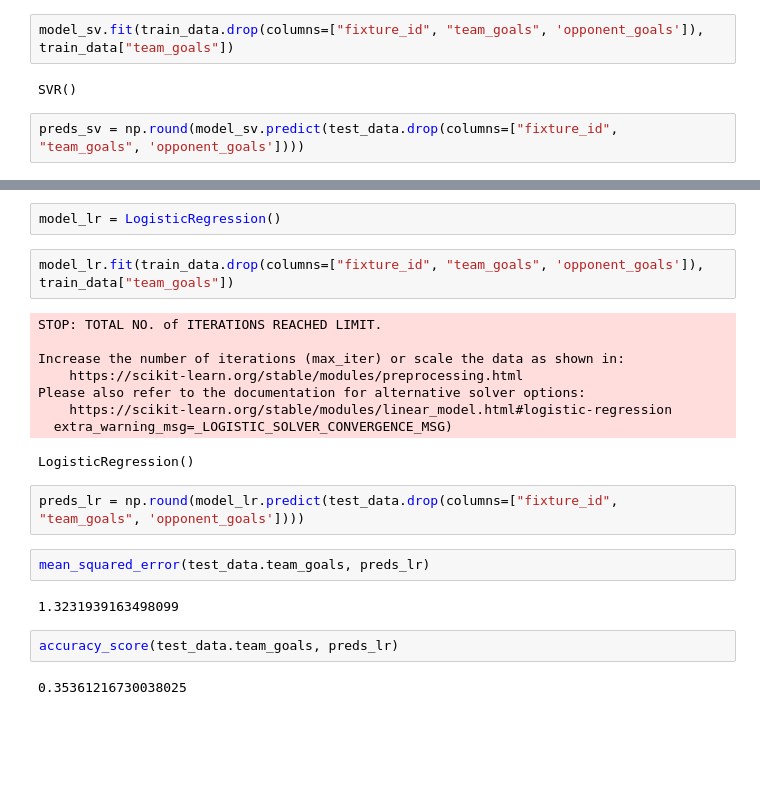
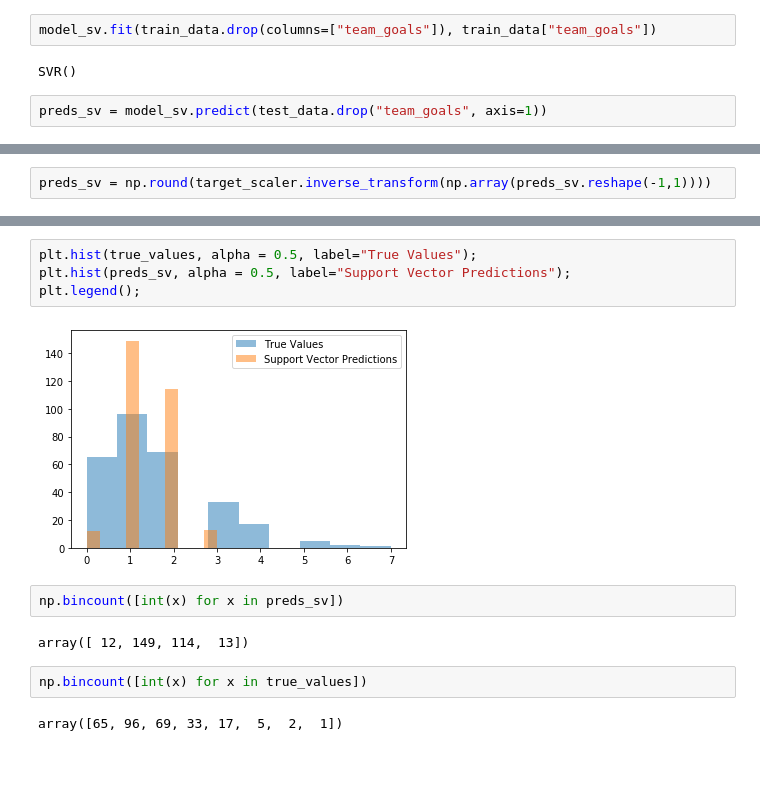
Before and after one commit to Link20222/SaudiLeague, a Jupyter notebook: Modeling.ipynb, the cells around one changed output, grey strips where cells are left out. Saved outputs shown, nothing was run; the diff lists cells and outputs as text.

```diff
--- a/Modeling.ipynb
+++ b/Modeling.ipynb
@@ -627,11 +590,11 @@ accuracy_score(test_data.team_goals, preds_rf)
 # %%
 model_sv = sklearn.svm.SVR()
 # %%
-model_sv.fit(train_data.drop(columns=["fixture_id", "team_goals", 'opponent_goals']), train_data["team_goals"])
+model_sv.fit(train_data.drop(columns=["team_goals"]), train_data["team_goals"])
 # %% [output]
 SVR()
 # %%
-preds_sv = np.round(model_sv.predict(test_data.drop(columns=["fixture_id", "team_goals", 'opponent_goals'])))
+preds_sv = model_sv.predict(test_data.drop("team_goals", axis=1))
 # %%
 mean_squared_error(test_data.team_goals, preds_sv)
 # %% [output]
@@ -639 +602,3 @@ mean_squared_error(test_data.team_goals, preds_sv)
+# %%
+preds_sv = np.round(target_scaler.inverse_transform(np.array(preds_sv.reshape(-1,1))))
 # %%
@@ -645,26 +608,17 @@ from sklearn.linear_model import LogisticRegression
-# %%
-model_lr = LogisticRegression()
-# %%
-model_lr.fit(train_data.drop(columns=["fixture_id", "team_goals", 'opponent_goals']), train_data["team_goals"])
-# %% [output]
-STOP: TOTAL NO. of ITERATIONS REACHED LIMIT.
-
-Increase the number of iterations (max_iter) or scale the data as shown in:
-    https://scikit-learn.org/stable/modules/preprocessing.html
-Please also refer to the documentation for alternative solver options:
-    https://scikit-learn.org/stable/modules/linear_model.html#logistic-regression
-  extra_warning_msg=_LOGISTIC_SOLVER_CONVERGENCE_MSG)
-LogisticRegression()
-# %%
-preds_lr = np.round(model_lr.predict(test_data.drop(columns=["fixture_id", "team_goals", 'opponent_goals'])))
-# %%
-mean_squared_error(test_data.team_goals, preds_lr)
-# %% [output]
-1.3231939163498099
-# %%
-accuracy_score(test_data.team_goals, preds_lr)
-# %% [output]
-0.35361216730038025
+# %%
+plt.hist(true_values, alpha = 0.5, label="True Values");
+plt.hist(preds_sv, alpha = 0.5, label="Support Vector Predictions");
+plt.legend();
+# %% [output]
+[figure, added]
+# %%
+np.bincount([int(x) for x in preds_sv])
+# %% [output]
+array([ 12, 149, 114,  13])
+# %%
+np.bincount([int(x) for x in true_values])
+# %% [output]
+array([65, 96, 69, 33, 17,  5,  2,  1])
 # %% [markdown]
 <br>
 # %%
```
Also changed, not shown: parts of 84 cells of this notebook.
